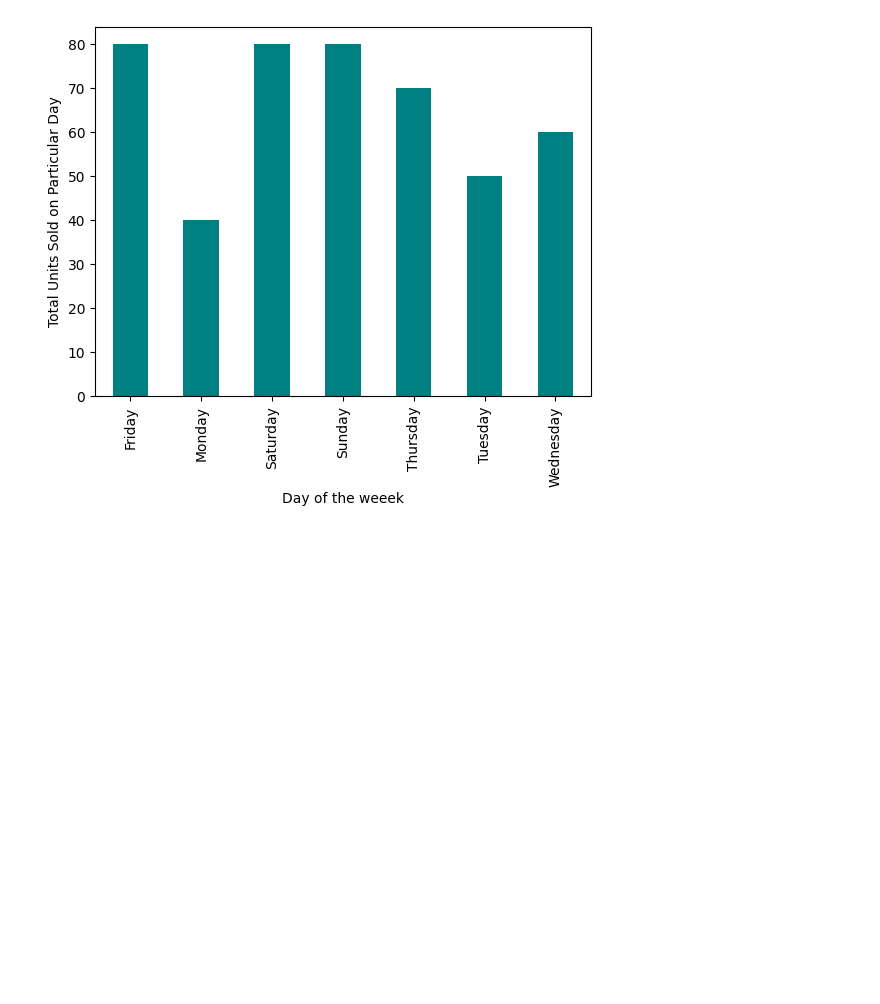
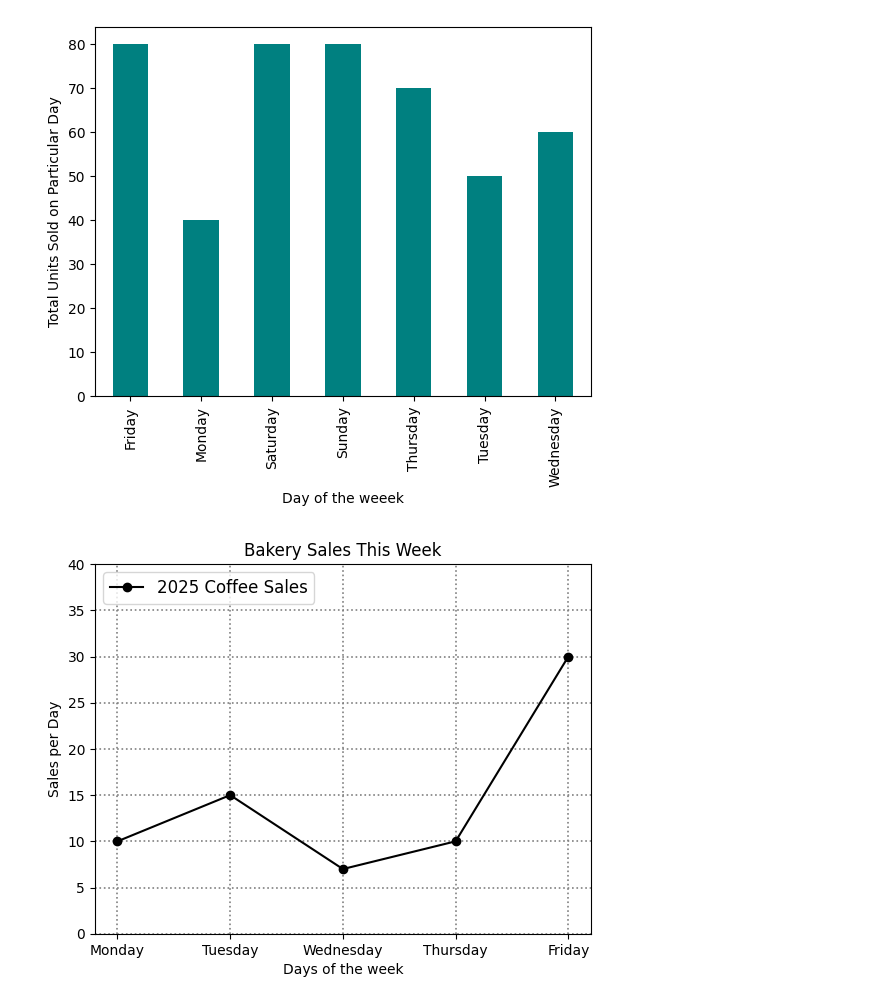
Before and after one commit to Saicharanraju0099/data-science, a Jupyter notebook: 10 - DATA ANALYSIS WITH PYTHON/10.5 - Matplotlib.ipynb, the cells around one changed output. Saved outputs shown, nothing was run; the diff lists cells and outputs as text; code cells hidden in the pictures; blank space fills up the shorter version.

```diff
--- a/10 - DATA ANALYSIS WITH PYTHON/10.5 - Matplotlib.ipynb
+++ b/10 - DATA ANALYSIS WITH PYTHON/10.5 - Matplotlib.ipynb
@@ -127,3 +127,17 @@ plt.ylabel('Total Units Sold on Particular Day')
 # %% [output]
 Text(0, 0.5, 'Total Units Sold on Particular Day')
 [figure]
+# %%
+x = ['Mon', 'Tue', 'Wed', 'Thu', 'Fri']
+y = [10,15,7,10,30]
+plt.plot(x,y, color = 'Black', marker = 'o',label = '2025 Coffee Sales')
+plt.xlabel('Days of the week')
+plt.ylabel('Sales per Day')
+plt.title('Bakery Sales This Week')
+plt.legend(loc='upper left', fontsize = 12)
+plt.grid(color = 'grey', linestyle = ':', linewidth = 1.2)
+plt.ylim(0,40)
+plt.xticks(['Mon', 'Tue', 'Wed', 'Thu', 'Fri'],['Monday', 'Tuesday', 'Wednesday', 'Thursday', 'Friday'])
+plt.show()
+# %% [output]
+[figure, added]
```
Also changed, not shown: parts of 5 cells of this notebook, 1 other file.
